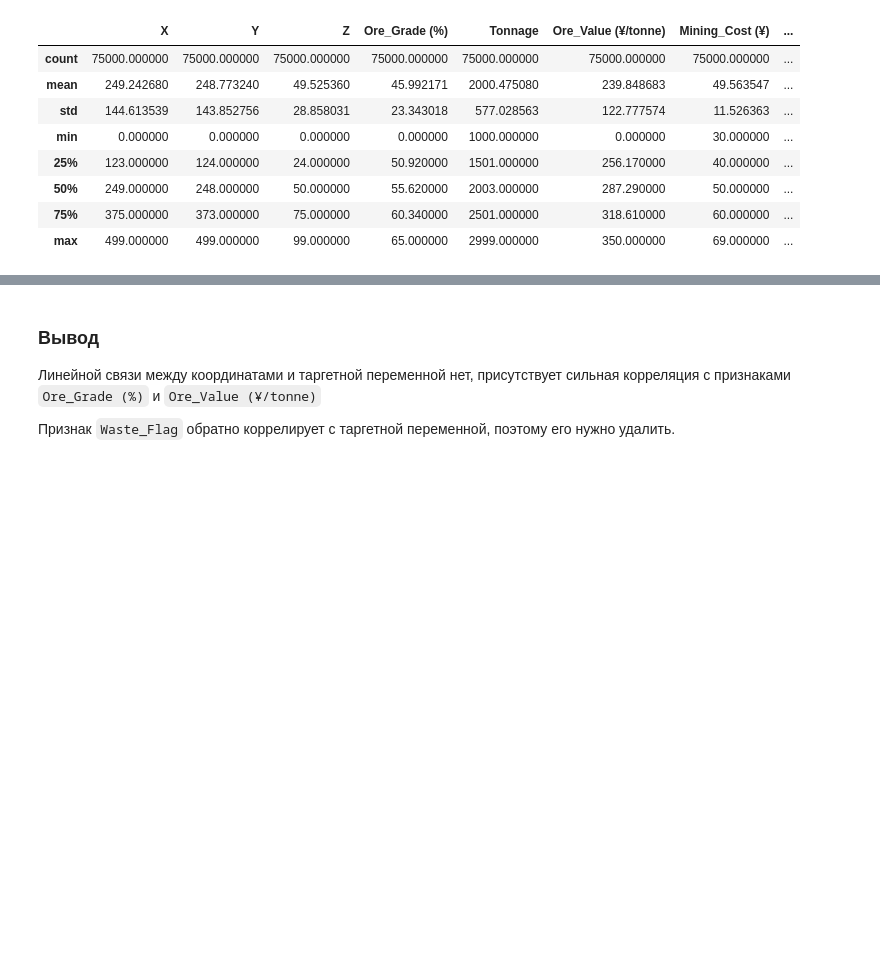
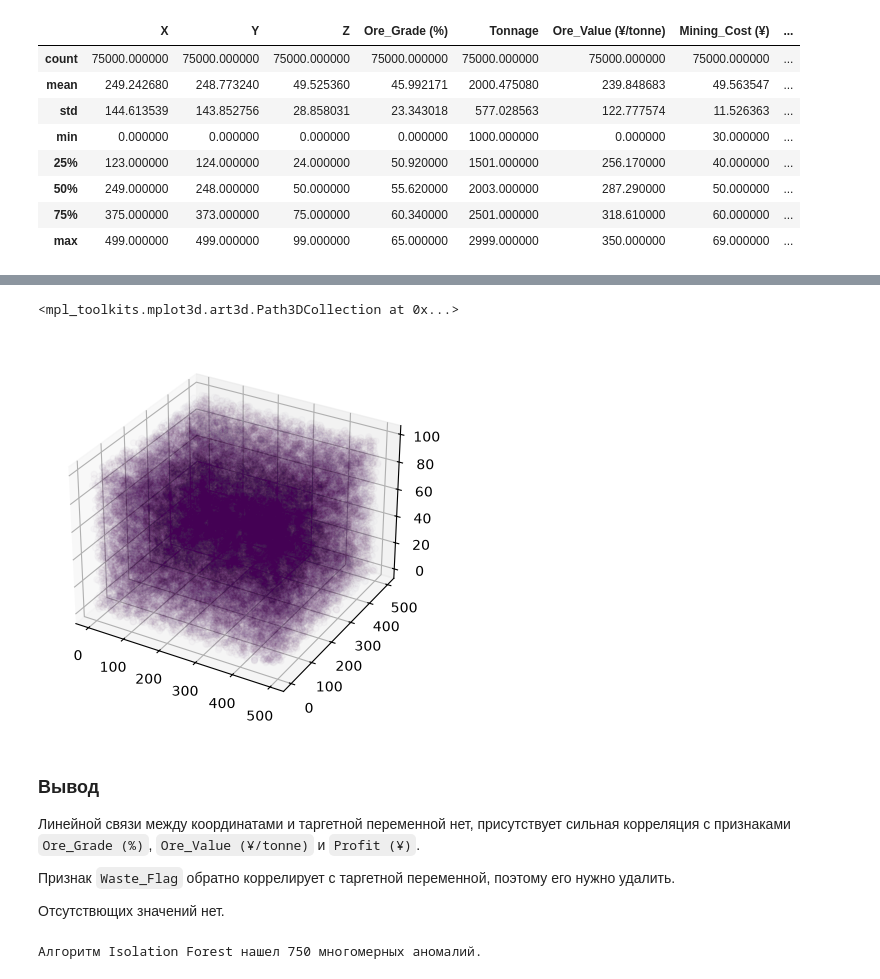
Before and after one commit to MoyMarMois/Mining_DS, a Jupyter notebook: mining.ipynb, the cells around one changed output, grey strips where cells are left out. Drawn from its saved outputs; the diff is of its cells as text; code cells hidden in the pictures; blank space fills up the shorter version.

Commit message:
Outliers

```diff
--- a/mining.ipynb
+++ b/mining.ipynb
@@ -114,6 +120,19 @@ df.describe()
+# %%
+from mpl_toolkits.mplot3d import Axes3D
+
+df_profit = df.copy()
+index_profit = df["Target"]==1
+df_profit = df_profit[index_profit]
+fig, axes = plt.subplots(subplot_kw={'projection': '3d'})
+axes.scatter(xs=df_profit["X"], ys=df_profit["Y"], zs=df_profit["Z"], c=df_profit["Target"], alpha=0.15)
+# %% [output]
+<mpl_toolkits.mplot3d.art3d.Path3DCollection at 0x...>
+[figure, added]
 # %% [markdown]
 ### Вывод
 
-Линейной связи между координатами и таргетной переменной нет, присутствует сильная корреляция с признаками `Ore_Grade (%)` и `Ore_Value (¥/tonne)`
+Линейной связи между координатами и таргетной переменной нет, присутствует сильная корреляция с признаками `Ore_Grade (%)`, `Ore_Value (¥/tonne)` и `Profit (¥)`.
 
 Признак `Waste_Flag` обратно коррелирует с таргетной переменной, поэтому его нужно удалить.
+
+Отсутствющих значений нет.
@@ -119,0 +141,10 @@ df.describe()
+# %%
+from sklearn.ensemble import IsolationForest
+
+iso_forest = IsolationForest(contamination=0.01, random_state=42)
+outliers_prediction = iso_forest.fit_predict(df.select_dtypes(include=['number']))
+
+num_anomalies = (outliers_prediction == -1).sum()
+print(f"Алгоритм Isolation Forest нашел {num_anomalies} многомерных аномалий.")
+# %% [output]
+Алгоритм Isolation Forest нашел 750 многомерных аномалий.
```
Also changed, not shown: parts of 17 cells of this notebook.
